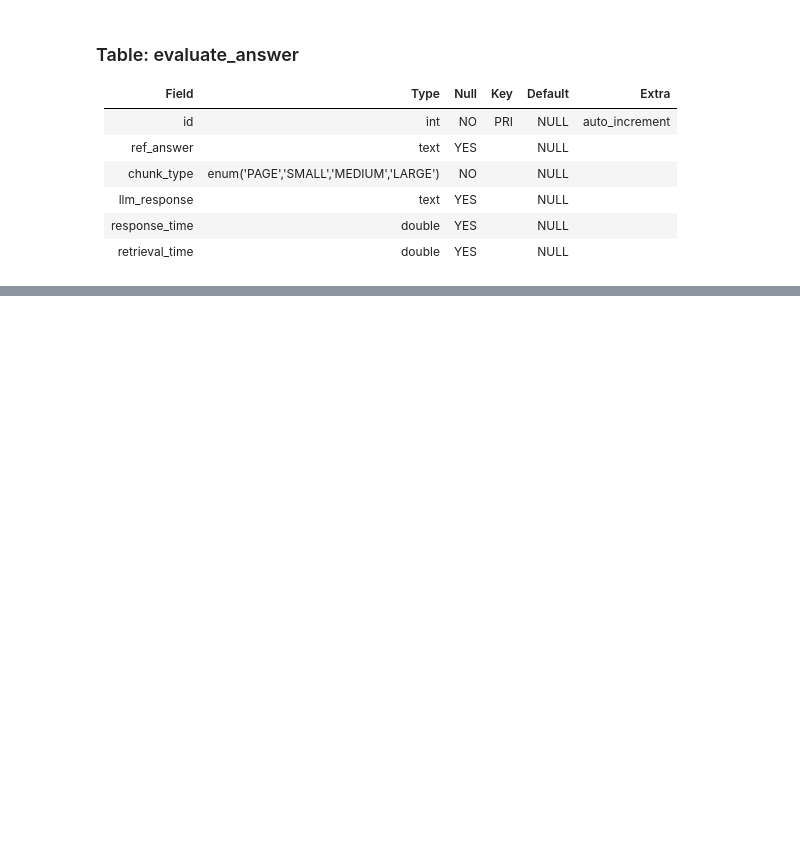
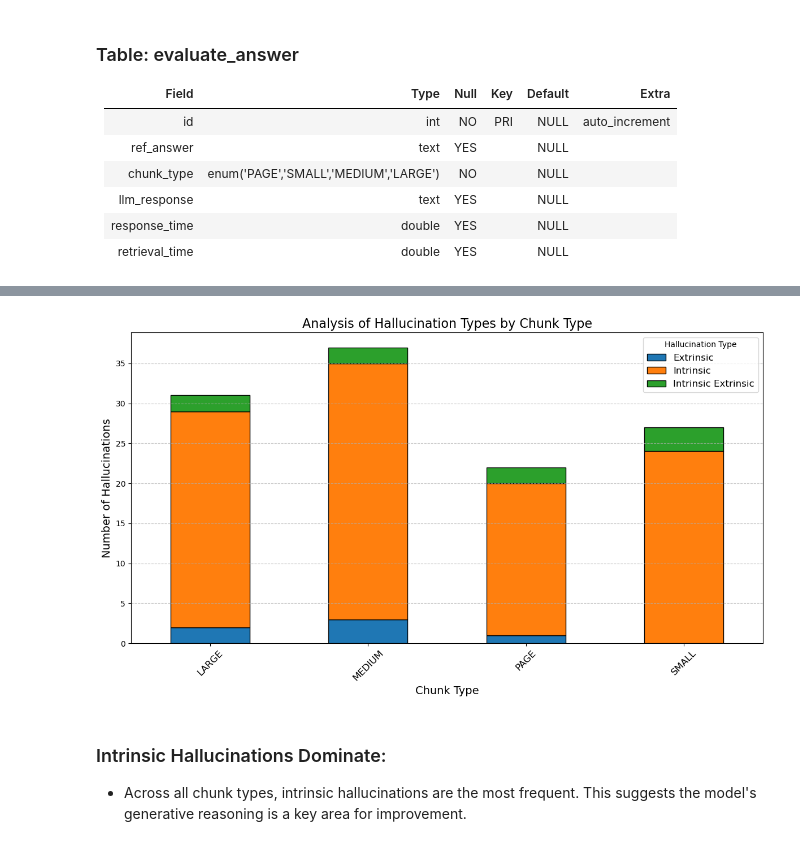
Before and after one commit to Jrana1/Bachelor_Thesis, a Jupyter notebook: bachelor_thesis_analysis_part.ipynb, the cells around one changed output, grey strips where cells are left out. Cells and saved outputs as stored; diff of their text form; code cells hidden in the pictures; blank space fills up the shorter version.

````diff
--- a/bachelor_thesis_analysis_part.ipynb
+++ b/bachelor_thesis_analysis_part.ipynb
@@ -351,0 +583,15 @@ responses.head()
+# %%
+# Initialize empty lists for answer_accuracy and hallucination_type
+answer_accuracies = []
+hallucination_types = []
+
+for evaluation in gpt_evaluations:
+    try:
+        # Strip out the markdown code block delimiters
+        content = evaluation.strip() if isinstance(evaluation, str) else evaluation.content.strip().replace("```json", "").replace("```", "").strip()
+        content_in_json = json.loads(content)
+        answer_accuracies.append(content_in_json['answer_accuracy'])
+        hallucination_types.append(content_in_json['hallucination_type'])
+    except json.JSONDecodeError as e:
+        print(f"Failed to parse JSON: {e}")
+        print(f"Invalid Content")
@@ -351,0 +604,3 @@ responses.head()
+# %%
+responses['answer_accuracy'] = answer_accuracies
+responses['hallucination_type'] = hallucination_types
@@ -351,0 +609,7 @@ responses.head()
+# %%
+# Filter out rows with "N/A" in the "hallucination_type" column
+filtered_data = responses[responses["hallucination_type"] != "N/A"]
+
+# Group by "chunk_type" and "hallucination_type" to count occurrences
+hallucination_analysis = filtered_data.groupby(["chunk_type", "hallucination_type"]).size().unstack(fill_value=0)
+hallucination_analysis
@@ -351,0 +623,17 @@ responses.head()
+# %%
+
+hallucination_analysis.plot(kind="bar", stacked=True, figsize=(12, 7), edgecolor='black')
+plt.title("Analysis of Hallucination Types by Chunk Type", fontsize=16)
+plt.xlabel("Chunk Type", fontsize=14)
+plt.ylabel("Number of Hallucinations", fontsize=14)
+plt.xticks(rotation=45, fontsize=12)
+plt.legend(title="Hallucination Type", fontsize=12)
+plt.grid(axis="y", linestyle="--", alpha=0.7)
+plt.tight_layout()
+plt.show()
+# %% [output]
+[figure, added]
+# %% [markdown]
+### Intrinsic Hallucinations Dominate:
+
++ Across all chunk types, intrinsic hallucinations are the most frequent. This suggests the model's generative reasoning is a key area for improvement.
````
Also changed, not shown: parts of 115 cells of this notebook, 2 other files.
